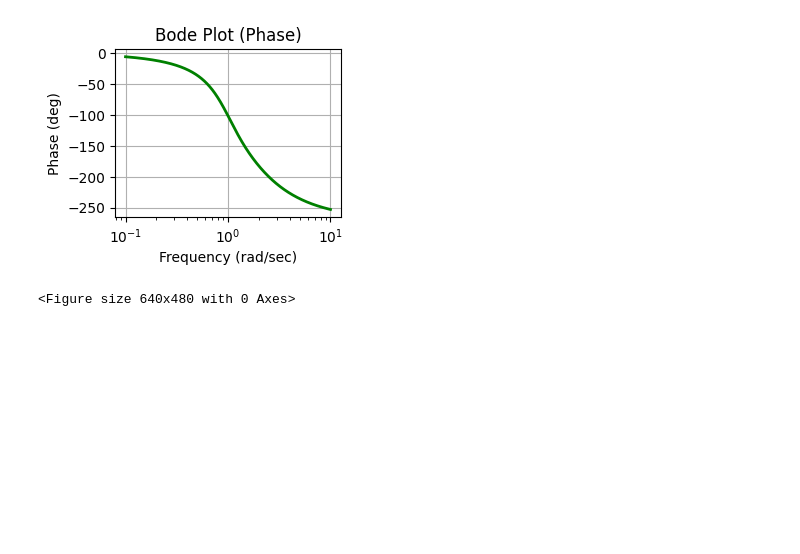
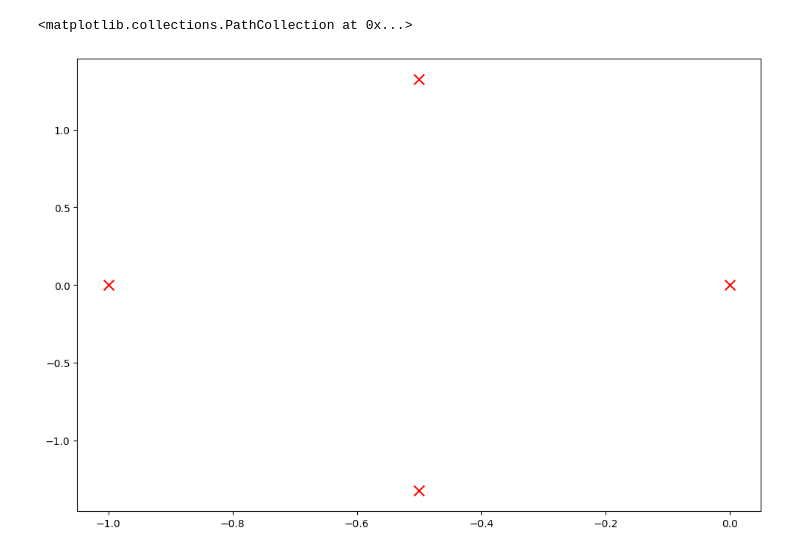
Before and after one commit to jiosmattlaluyan-glitch/Feedback-and-Control, a Jupyter notebook: Problem_no.2.ipynb, the cells around one changed output. Saved outputs shown, nothing was run; the diff lists cells and outputs as text; code cells hidden in the pictures; blank space fills up the shorter version.

```diff
--- a/Problem_no.2.ipynb
+++ b/Problem_no.2.ipynb
@@ -46,0 +13,4 @@ plt.grid(True)
+# %%
+# Extract Poles and Zeros
+poles = system.poles()
+zeros = system.zeros()
@@ -69,15 +57,10 @@ plt.grid(True)
-# %%
-# Bode Plot - Phase
-plt.subplot(2, 2, 4)
-plt.semilogx(omega, np.rad2deg(phase), 'g', linewidth=2)
-plt.title('Bode Plot (Phase)')
-plt.xlabel('Frequency (rad/sec)')
-plt.ylabel('Phase (deg)')
-plt.grid(True)
-# %% [output]
-[figure, removed]
-# %%
-plt.tight_layout()
-plt.show()
-# %% [output]
-<Figure size 640x480 with 0 Axes>
+# %%
+# Plot 2: Pole-Zero Map
+plt.figure(figsize=(12, 8))
+# Plot zeros as 'O' and poles as 'X'
+if len(zeros) > 0:
+    plt.scatter(np.real(zeros), np.imag(zeros), s=100, marker='o', color='blue', label='Zeros')
+plt.scatter(np.real(poles), np.imag(poles), s=100, marker='x', color='red', label='Poles')
+# %% [output]
+<matplotlib.collections.PathCollection at 0x...>
+[figure, added]
```
Also changed, not shown: parts of 9 cells of this notebook, 4 other files.
